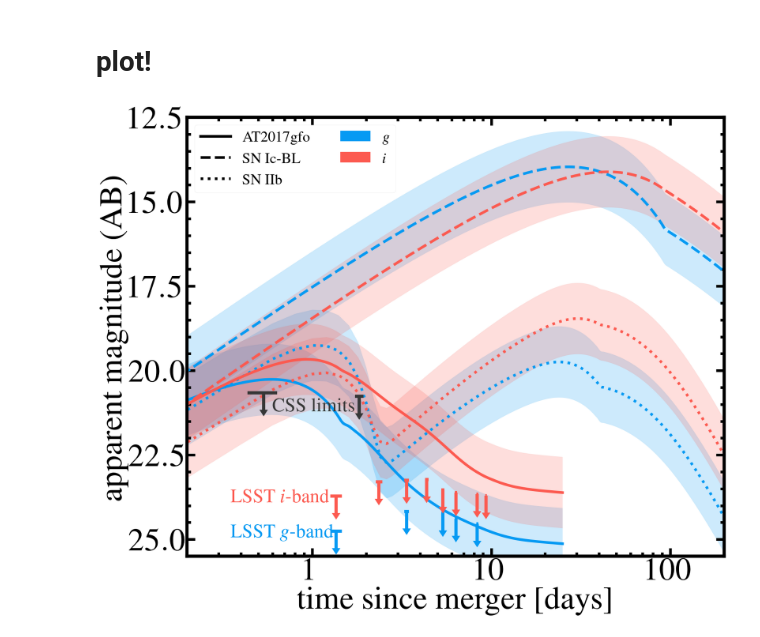
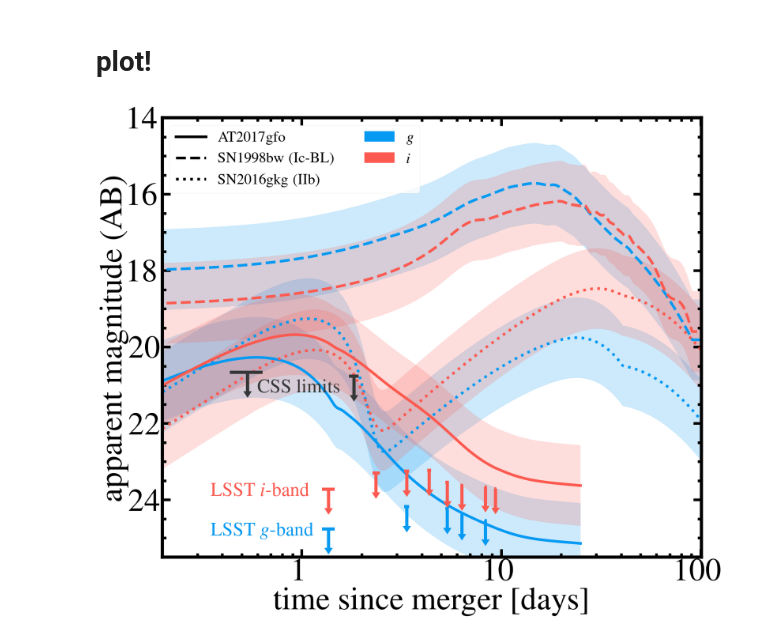
Before and after one commit to astro-trove/s251112cm_lightcurves, a Jupyter notebook: S251112cm_lightcurve.ipynb, the cells around one changed output. Cells and saved outputs as stored; diff of their text form; code cells hidden in the pictures.

```diff
--- a/S251112cm_lightcurve.ipynb
+++ b/S251112cm_lightcurve.ipynb
@@ -35,7 +35,7 @@ from redback.simulate_transients import SimulateOpticalTransient
 # constants
 # %%
 EVENT_NAME = "S251112cm"
-MAX_TIME = 200
+MAX_TIME = 101
 # %% [markdown]
 # convenience functions and constants for plotting
 # %%
@@ -96,8 +96,9 @@ BAND_COLOR_MAPPING = {'g':'#069af3',
                       'r':'#01ff07',
                       'i':'#fc5a50'}
 TRANSIENT_LINESTYLE_MAPPING = {'AT2017gfo':'-',
-                               'SN Ic-BL':'--',
-                               'SN IIb':':'}
+                               'SN1998bw (Ic-BL)':'--',
+                               'SN2017dwh (Ic-BL)':'--',
+                               'SN2016gkg (IIb)':':'}
 
 ALPHA = 0.2 # alpha of bands reflecting distance uncertaintyO
 # %% [markdown]
@@ -233,7 +234,7 @@ fig, ax = setup_plot(size=[1.8, 1.5])
 setup_ticks(ax)
 setup_axis_titles(ax,'time since merger [days]','apparent magnitude (AB)')
 
-ax.set_ylim([25.5, 12.5])
+ax.set_ylim([25.5, 14.0])
 ax.set_xlim([0.2, MAX_TIME])
 ax.set_xscale('log')
 
@@ -281,13 +282,14 @@ for row in table_rubin:
 
 
 
-
 # Add in models from redback
 time_array = np.linspace(0, MAX_TIME, 1000)
 time_array_kn = np.linspace(0, 25, 1000) # use different time array because the KN model isn't really accurate beyond 25-30 days
 
 # Generate models
 for filt in ['g','i']:
+
+    # AT2017gfo-LIKE KILONOVA
     # See: https://iopscience.iop.org/article/10.3847/2041-8213/aa9c84/pdf
     model_params = {
     'output_format': 'magnitude',
@@ -314,29 +316,49 @@ for filt in ['g','i']:
     ax.plot(time_array_kn, mags + ref_dm,
             zorder=2,
             color=BAND_COLOR_MAPPING[filt],
-            # label='AT2017gfo, '+rf'${filt}$',
             linewidth=5, linestyle=TRANSIENT_LINESTYLE_MAPPING['AT2017gfo'])
     ax.fill_between(time_array_kn, mags_plus + ref_dm, mags_minus + ref_dm,
                     zorder=1,
                     color=BAND_COLOR_MAPPING[filt], alpha=ALPHA)
 
-    # See: https://iopscience.iop.org/article/10.3847/1538-4357/aafa13/pdf
+    # # MAGNETAR AND NICKEL-POWERED SN Ic-BL SN2017dwh
+    # # See: https://iopscience.iop.org/article/10.3847/1538-4357/aafa13/pdf
+    # model_params = {
+    # 'output_format': 'magnitude',
+    # 'redshift': dummy_redshift,
+    # 'f_nickel': np.float64(0.57),
+    #  'p0': np.float64(6.41),
+    #  'bp': np.float64(10**(0.22)),
+    #  'mass_ns': 1.82,
+    #  'theta_pb': 1.5357176532330916,
+    #  'mej': np.float64(10**(0.22)),
+    #  'vej': np.float64(12100),
+    #  'kappa': 0.17,
+    #  'kappa_gamma': np.float64(10**(-1.19)),
+    #  'temperature_floor': np.float64(4550)
+    # }
+
+    # mags = all_models_dict['magnetar_nickel'](time_array, **model_params, bands=['lsst'+filt])
+    # mags = mags-dummy_dm
+    # mags_plus = mags + mag_sigma
+    # mags_minus = mags - mag_sigma
+
+    # ax.plot(time_array, mags + ref_dm,
+    #         zorder=2,
+    #         color=BAND_COLOR_MAPPING[filt],
+    #         linewidth=5, linestyle=TRANSIENT_LINESTYLE_MAPPING['SN2017dwh (Ic-BL)'])
+    # ax.fill_between(time_array, mags_plus + ref_dm, mags_minus + ref_dm,
+    #                 zorder=1,
+    #                 color=BAND_COLOR_MAPPING[filt], alpha=ALPHA)
+
+    # SN Ic-BL SN1998bw
     model_params = {
     'output_format': 'magnitude',
     'redshift': dummy_redshift,
-    'f_nickel': np.float64(0.57),
-     'p0': np.float64(6.41),
-     'bp': np.float64(10**(0.22)),
-     'mass_ns': 1.82,
-     'theta_pb': 1.5357176532330916,
-     'mej': np.float64(10**(0.22)),
-     'vej': np.float64(12100),
-     'kappa': 0.17,
-     'kappa_gamma': np.float64(10**(-1.19)),
-     'temperature_floor': np.float64(4550)
+    'amplitude':1.0
     }
 
-    mags = all_models_dict['magnetar_nickel'](time_array, **model_params, bands=['lsst'+filt])
+    mags = all_models_dict['sn1998bw_template'](time_array, **model_params, bands=['lsst'+filt])
     mags = mags-dummy_dm
     mags_plus = mags + mag_sigma
     mags_minus = mags - mag_sigma
@@ -344,12 +366,12 @@ for filt in ['g','i']:
     ax.plot(time_array, mags + ref_dm,
             zorder=2,
             color=BAND_COLOR_MAPPING[filt],
-            # label='SN Ic-BL, '+rf'${filt}$',
-            linewidth=5, linestyle=TRANSIENT_LINESTYLE_MAPPING['SN Ic-BL'])
+            linewidth=5, linestyle=TRANSIENT_LINESTYLE_MAPPING['SN1998bw (Ic-BL)'])
     ax.fill_between(time_array, mags_plus + ref_dm, mags_minus + ref_dm,
                     zorder=1,
                     color=BAND_COLOR_MAPPING[filt], alpha=ALPHA)
 
+    # SN IIb SN2016gkg
     # See: https://arxiv.org/pdf/1611.06451
     model_params = {
         'output_format': 'magnitude',
@@ -374,38 +396,38 @@ for filt in ['g','i']:
     ax.plot(time_array, mags + ref_dm,
             zorder=2,
             color=BAND_COLOR_MAPPING[filt],
             # label='SN IIb, '+rf'${filt}$'
-            linewidth=5, linestyle=TRANSIENT_LINESTYLE_MAPPING['SN IIb'])
+            linewidth=5, linestyle=TRANSIENT_LINESTYLE_MAPPING['SN2016gkg (IIb)'])
     ax.fill_between(time_array, mags_plus + ref_dm, mags_minus + ref_dm,
                     zorder=1,
                     color=BAND_COLOR_MAPPING[filt], alpha=ALPHA)
 
 # dummy curves / fill between, for legend
-for transient in ['AT2017gfo', 'SN Ic-BL', 'SN IIb']:
-    ax.plot([-10], [-10], linewidth=5, color='k', linestyle=TRANSIENT_LINESTYLE_MAPPING[transient],
-           label=transient)
+for transient in ['AT2017gfo', 'SN1998bw (Ic-BL)', 'SN2016gkg (IIb)']:
+    ax.plot([-10], [-10], # plotted at x, y which are not visible
+            linewidth=5, color='k', linestyle=TRANSIENT_LINESTYLE_MAPPING[transient],
+            label=transient)
 for filt in ['g', 'i']:
-    ax.fill_between([-10], [-10],
+    ax.fill_between([-10], [-10], # plotted at x, y which are not visible
                     color=BAND_COLOR_MAPPING[filt],
                     label=r"$"+filt+r"$")
 
 
 # annotate CSS and Rubin limits
 ax.text(0.6, 21.2, 'CSS limits', color='#363737', fontsize=36)
 ax.text(0.35, 23.9, 'LSST $i$-band', color=BAND_COLOR_MAPPING['i'], fontsize=36)
 ax.text(0.35, 24.95, 'LSST $g$-band', color=BAND_COLOR_MAPPING['g'], fontsize=36)
 
 # x-axis
 ax.set_xticks([1,10,100])
 ax.set_xticklabels(['1','10','100'])
 
 # legend
 plt.legend(fontsize=28, loc="upper left", ncol=2)
 
+# finally, save figure
 plt.tight_layout()
-
-# finally, save figure
 plt.savefig("S251112cm_EM_model_comparisons.png", bbox_inches="tight")
 plt.savefig("S251112cm_EM_model_comparisons.pdf", bbox_inches="tight")
 # %% [output]
-[figure, old version]
+[figure, new version]
```
